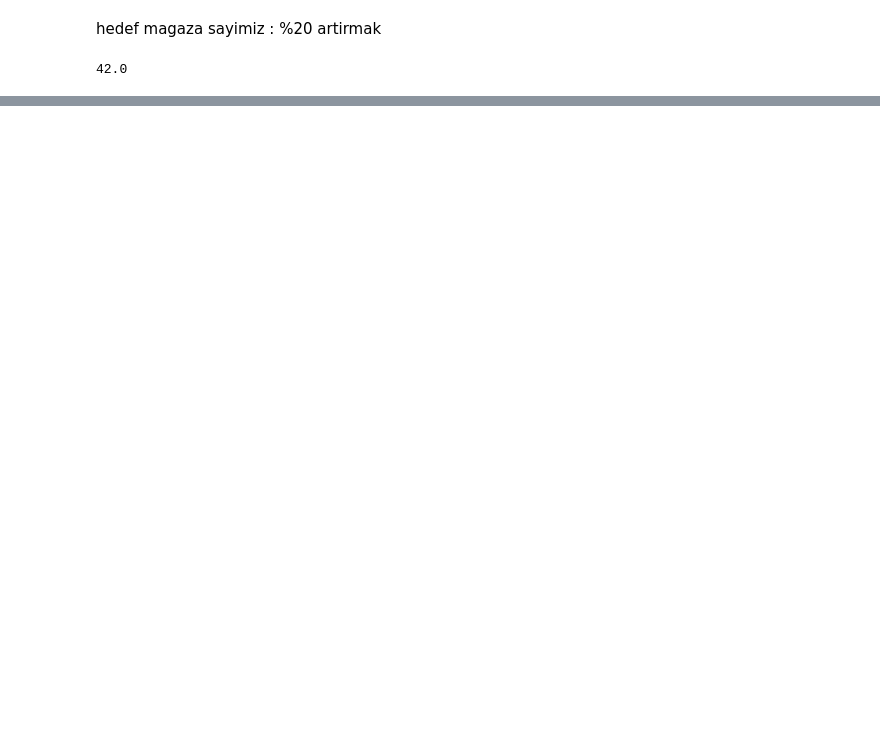
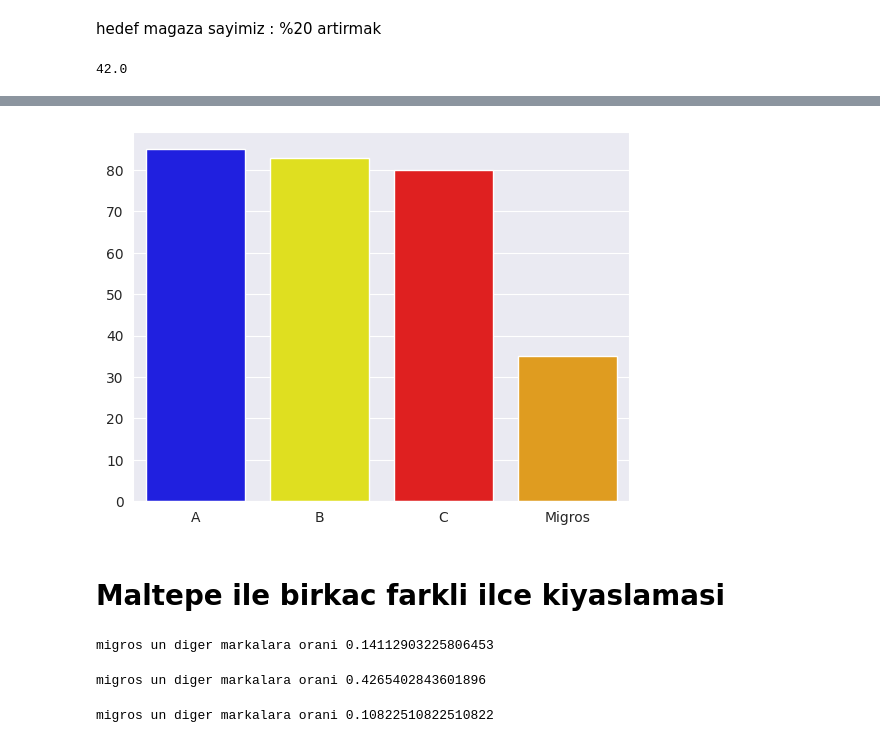
Before and after one commit to umutky/datascience_repo, a Jupyter notebook: bitirme_projesi.ipynb, the cells around one changed output, grey strips where cells are left out. Drawn from its saved outputs; the diff is of its cells as text; code cells hidden in the pictures; blank space fills up the shorter version.

Commit message:
bitirme_projesi yeni grafikler eklendi
Magazalara gore yogunluk grafigi eklendi.

```diff
--- a/bitirme_projesi.ipynb
+++ b/bitirme_projesi.ipynb
@@ -492,0 +375,2 @@ harita.save("magazalar_harita.html")
+# %%
+data = {'A': [85], 'B': [83], 'C': [80], 'Migros': [35]}
@@ -492,0 +380,32 @@ harita.save("magazalar_harita.html")
+# %%
+sns.set_style("darkgrid")
+sns.barplot(data, palette=['blue', 'yellow', 'red', 'orange'])
+plt.show()
+# %% [output]
+[figure, added]
+# %% [markdown]
+# Maltepe ile birkac farkli ilce kiyaslamasi
+# %%
+migros_maltepe = 35
+bim_maltepe=80
+a101_maltepe=85
+sok_maltepe=83
+print('migros un diger markalara orani', migros_maltepe / (bim_maltepe+a101_maltepe+sok_maltepe))
+# %% [output]
+migros un diger markalara orani 0.14112903225806453
+# %%
+migros_kadikoy = 95 - 5 # 5 adet mion magaza kapsam disimiz oldugu icin cikarttik.
+bim_kadikoy = 52
+a101_kadikoy = 69
+sok_kadikoy = 90
+print('migros un diger markalara orani', migros_kadikoy / (bim_kadikoy+a101_kadikoy+sok_kadikoy))
+# %% [output]
+migros un diger markalara orani 0.4265402843601896
+# %%
+migros_atasehir = 25
+bim_atasehir = 65
+a101_atasehir = 109
+sok_pendik = 57
+print('migros un diger markalara orani', migros_atasehir / (bim_atasehir+a101_atasehir+sok_pendik))
+# %% [output]
+migros un diger markalara orani 0.10822510822510822
```
Also changed, not shown: parts of 16 cells of this notebook.
